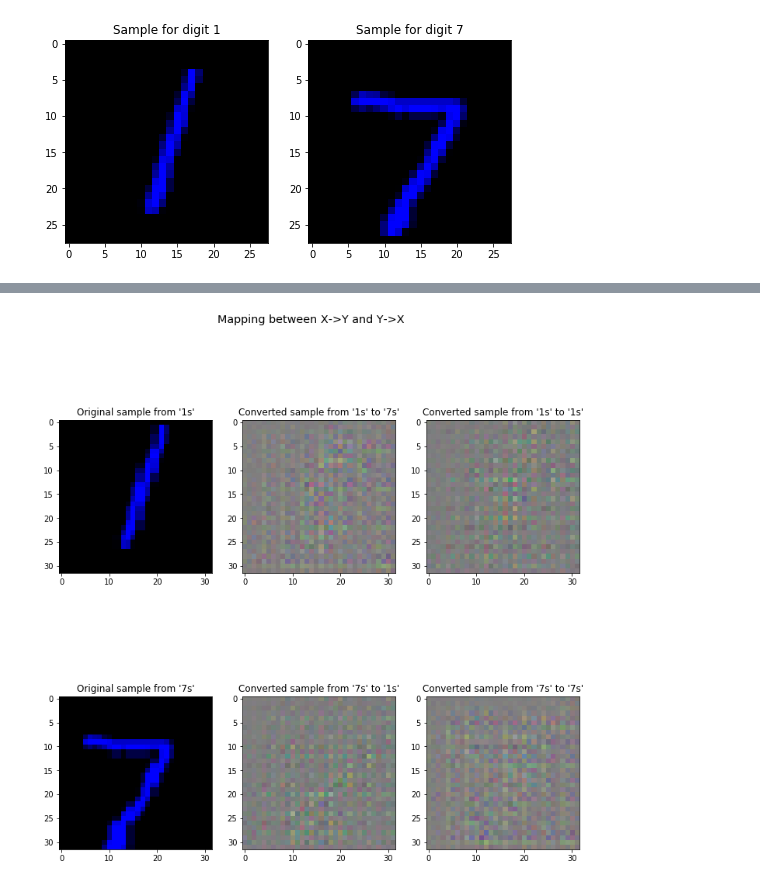
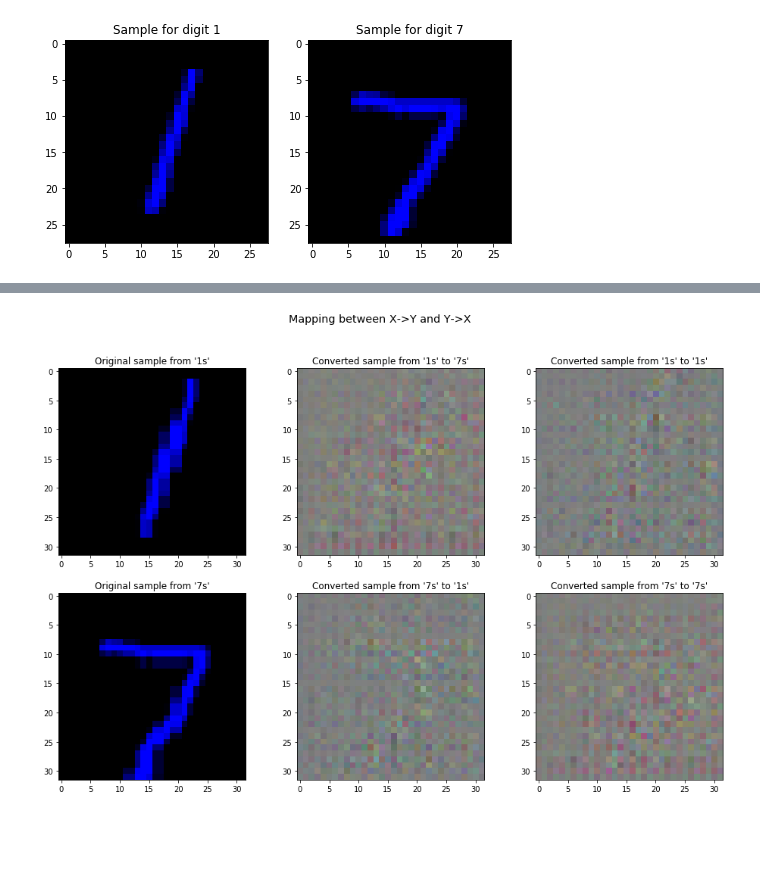
Before and after one commit to honzaMaly/cyclegan-style-transfer, a Jupyter notebook: digit_transformation.ipynb, the cells around one changed output, grey strips where cells are left out. Drawn from its saved outputs; the diff is of its cells as text; code cells hidden in the pictures; blank space fills up the shorter version.

```diff
--- a/digit_transformation.ipynb
+++ b/digit_transformation.ipynb
@@ -101,8 +112,9 @@ data_set_generator_y_test = get_instance_data_set_generator(X_7s[200:250], funct
 # %%
 # plot transformations (before training)
-plot_transformations(new_image_1, new_image_7, generator_x2y, generator_y2x, distributions_names=('1s', '7s'))
+plot_transformations(new_image_1, new_image_7, generator_x2y, generator_y2x, distributions_names=('1s', '7s'),
+                     fig_size=(16, 10))
 # %% [output]
-[figure, old version]
+[figure, new version]
 # %%
 # init. summary writer
 summary_writer = tf.summary.create_file_writer(logs_base_dir + "/" + datetime.datetime.now().strftime("%Y%m%d-%H%M%S"))
```
Also changed, not shown: parts of 8 cells of this notebook, 7 other files.
